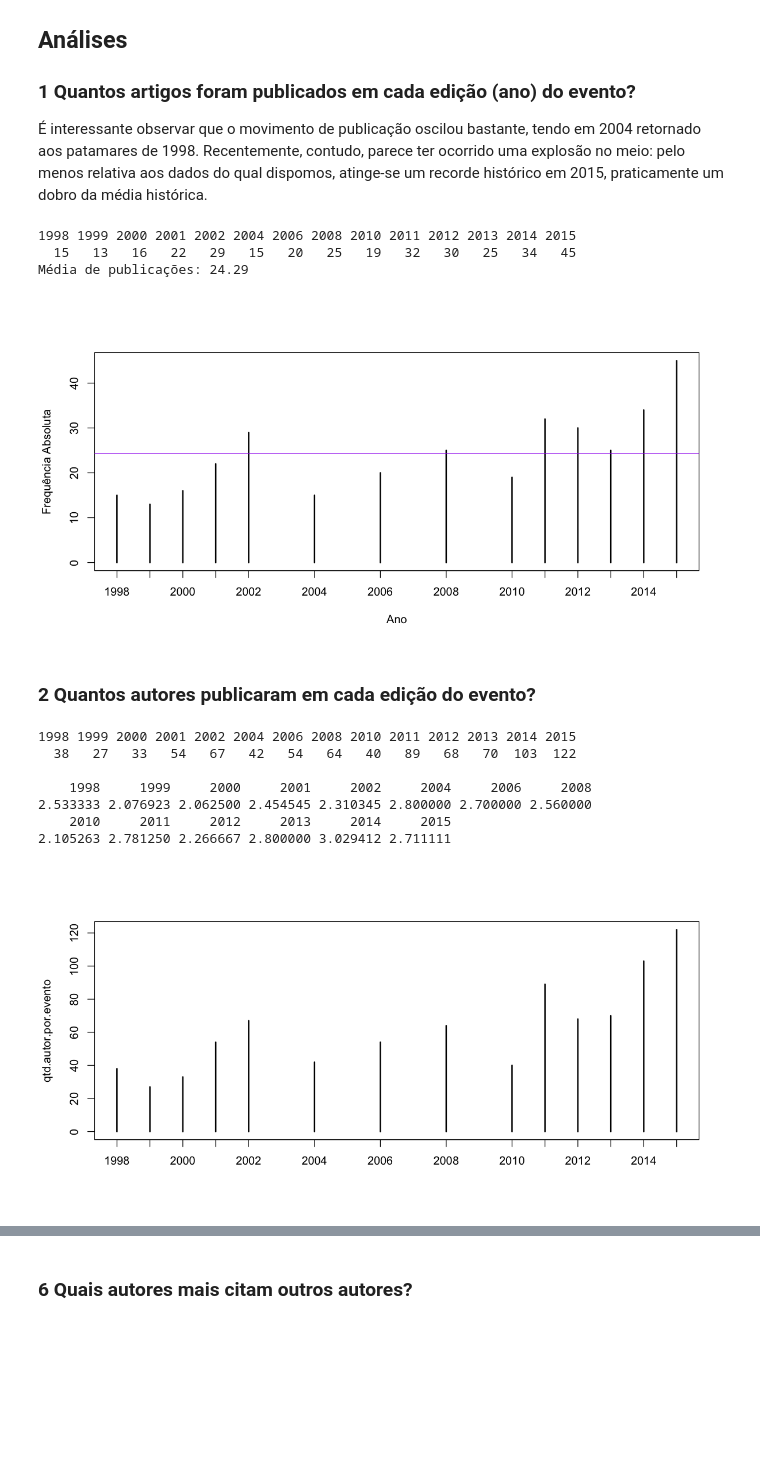
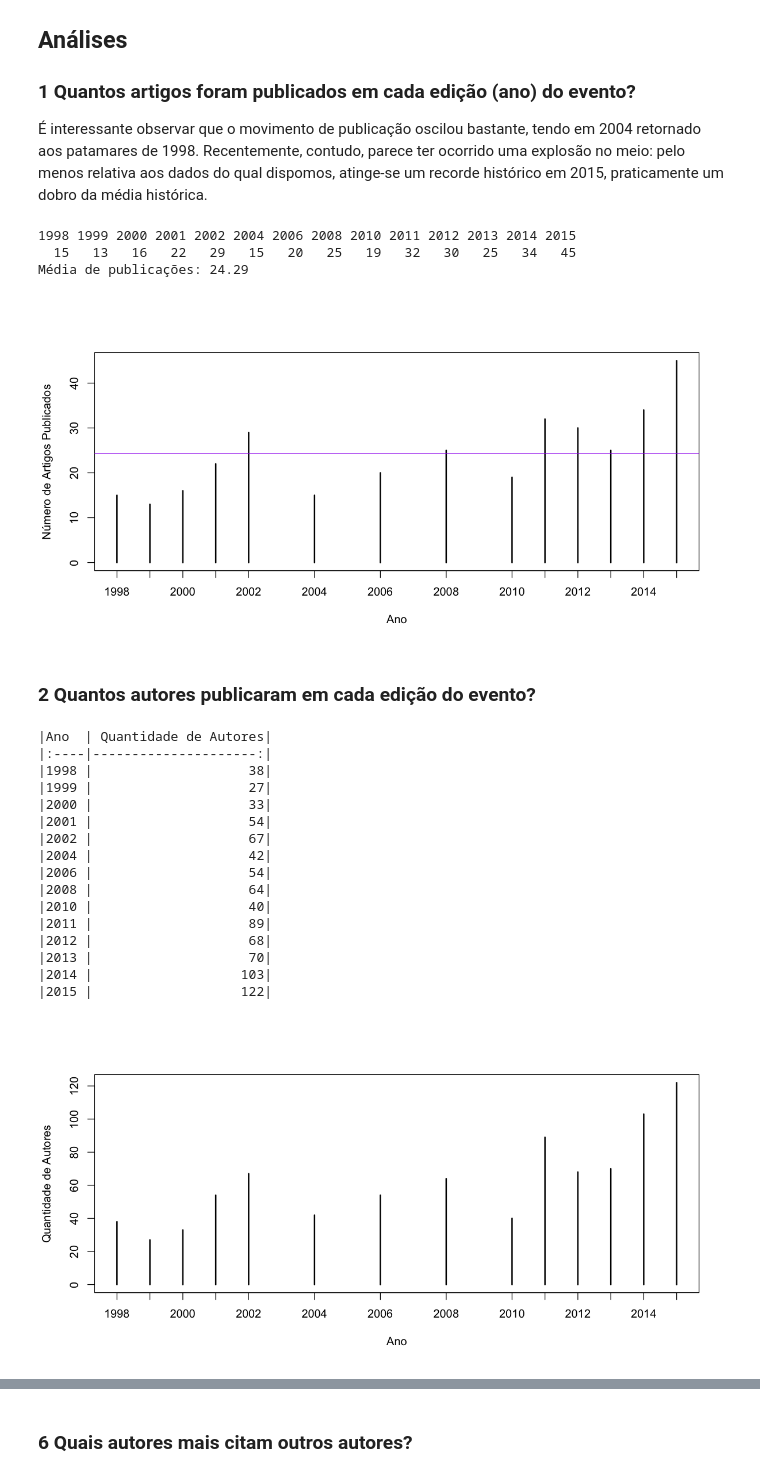
Before and after one commit to calmattoso/INF1335, a Jupyter notebook: A5/A5 - Rede de Citações - Carlos Mattoso e Gabriel Siqueira.ipynb, the cells around one changed output, grey strips where cells are left out. Cells and saved outputs as stored; diff of their text form; code cells hidden in the pictures; blank space fills up the shorter version.

```diff
--- a/A5/A5 - Rede de Citações - Carlos Mattoso e Gabriel Siqueira.ipynb
+++ b/A5/A5 - Rede de Citações - Carlos Mattoso e Gabriel Siqueira.ipynb
@@ -368,8 +369,13 @@ Apenas estados brasileiros parecem ser reportados, embora haja outros países. A
 # %%
+# Definição de _string_ vazia como `NA`
 instituicao$departamento[instituicao$departamento == ""] = NA
 instituicao$pais[instituicao$pais == ""] = NA
 instituicao$estado[instituicao$estado == "" | instituicao$estado == "1"] = NA
 
+# Correção de _Chike_ para _Chile_
+instituicao$pais[instituicao$pais == "Chike"] = "Chile"
+
+# Atualização do banco de dados central
 data.map[[dataset.name]] = instituicao
 summary(data.map[[dataset.name]])
 str(data.map[[dataset.name]])
@@ -580,0 +602,8 @@ Outra pequena correção se faz em `idpaper`, que denota o identificador de um a
+# %%
+# Ajusta `tiporef` para `factor`, tratando _string_ vazia como `NA`
+referencia$tiporef[referencia$tiporef == ""] = NA
+referencia$tiporef = as.factor(referencia$tiporef)
+
+# Ajusta `idiomaref` para `factor`, tratando _string_ vazia como `NA`
+referencia$idiomaref[referencia$idiomaref == ""] = NA
+referencia$idiomaref = as.factor(referencia$idiomaref)
@@ -621,37 +651,48 @@ published.per.year = table(data.map[["artigo"]]$ano)
 print(published.per.year)
 avg.published = mean(published.per.year)
 printf("Média de publicações: %.2f", avg.published)
-plot(published.per.year, xlab = "Ano", ylab = "Frequência Absoluta")
+plot(published.per.year, xlab = "Ano", ylab = "Número de Artigos Publicados")
 abline(h = avg.published, col = "purple")
 # %% [output]
 1998 1999 2000 2001 2002 2004 2006 2008 2010 2011 2012 2013 2014 2015
   15   13   16   22   29   15   20   25   19   32   30   25   34   45
 Média de publicações: 24.29
-[figure, old version]
+[figure, new version]
 # %% [markdown]
 ### 2   Quantos autores publicaram em cada edição do evento?
 # %%
 # Obtém os `datasets` de `artigo` e `autor`
 artigo = data.map[["artigo"]]
 autor = data.map[["autor"]]
 
 # Faz o cruzamento de autores e artigos e remove duplicatas (i.e. autor que publicou mais de uma vez em um mesmo ano)
 autor.by.artigo = merge(autor, artigo, by = "id_artigo")
 autor.by.artigo = unique(data.frame(id_autor = autor.by.artigo$id_autor, ano = autor.by.artigo$ano))
 
 # Exibe os resultados
 qtd.autor.por.evento = table(autor.by.artigo$ano)
-print(qtd.autor.por.evento)
-plot(qtd.autor.por.evento)
+qtd.autor.por.evento.df = as.data.frame(qtd.autor.por.evento)
+names(qtd.autor.por.evento.df) = c("Ano", "Quantidade de Autores")
+kable(qtd.autor.por.evento.df)
+plot(qtd.autor.por.evento, ylab="Quantidade de Autores", xlab="Ano")
 # %% [output]
-1998 1999 2000 2001 2002 2004 2006 2008 2010 2011 2012 2013 2014 2015
-  38   27   33   54   67   42   54   64   40   89   68   70  103  122
-
-    1998     1999     2000     2001     2002     2004     2006     2008
-2.533333 2.076923 2.062500 2.454545 2.310345 2.800000 2.700000 2.560000
-    2010     2011     2012     2013     2014     2015
-2.105263 2.781250 2.266667 2.800000 3.029412 2.711111
+|Ano  | Quantidade de Autores|
+|:----|---------------------:|
+|1998 |                    38|
+|1999 |                    27|
+|2000 |                    33|
+|2001 |                    54|
+|2002 |                    67|
+|2004 |                    42|
+|2006 |                    54|
+|2008 |                    64|
+|2010 |                    40|
+|2011 |                    89|
+|2012 |                    68|
+|2013 |                    70|
+|2014 |                   103|
+|2015 |                   122|
-[figure, old version]
+[figure, new version]
 # %% [markdown]
 #### 2.1 Qual a relação entre artigos e autores por evento?
 
```
Also changed, not shown: parts of 35 cells of this notebook.
